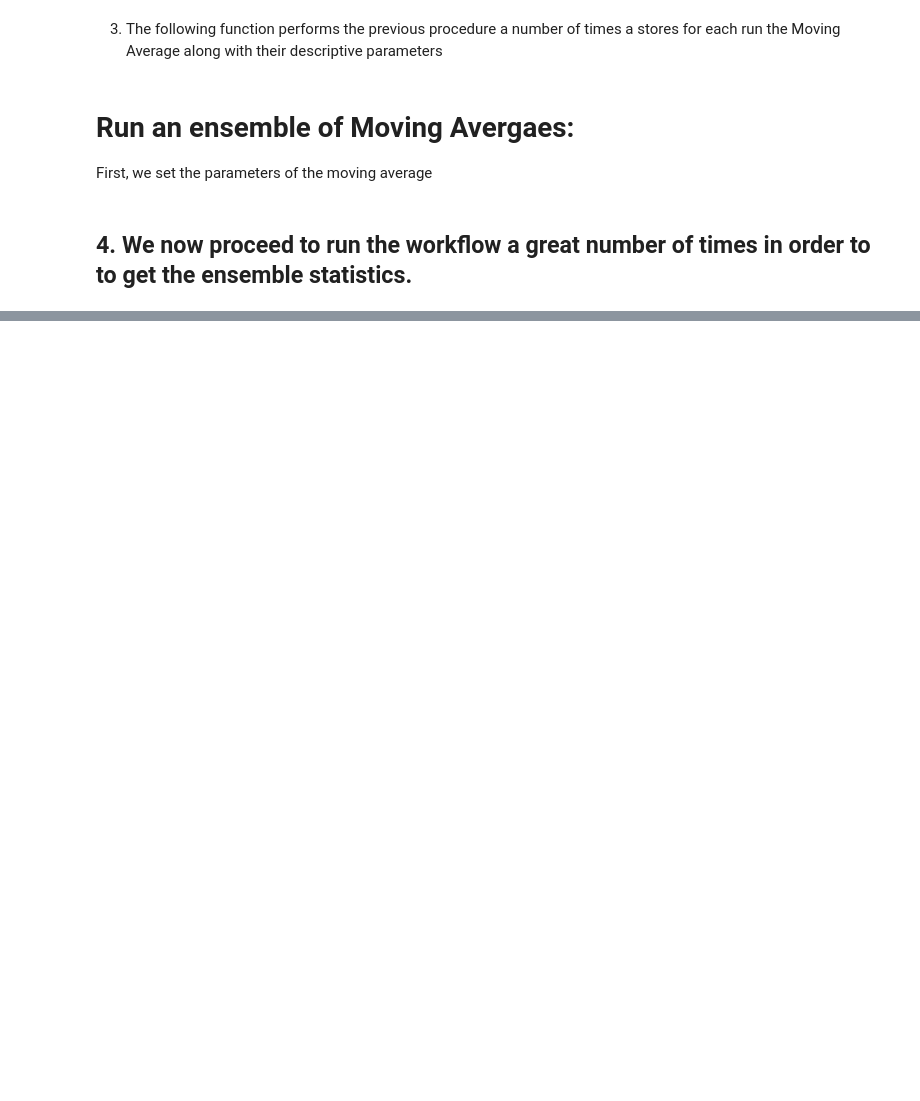
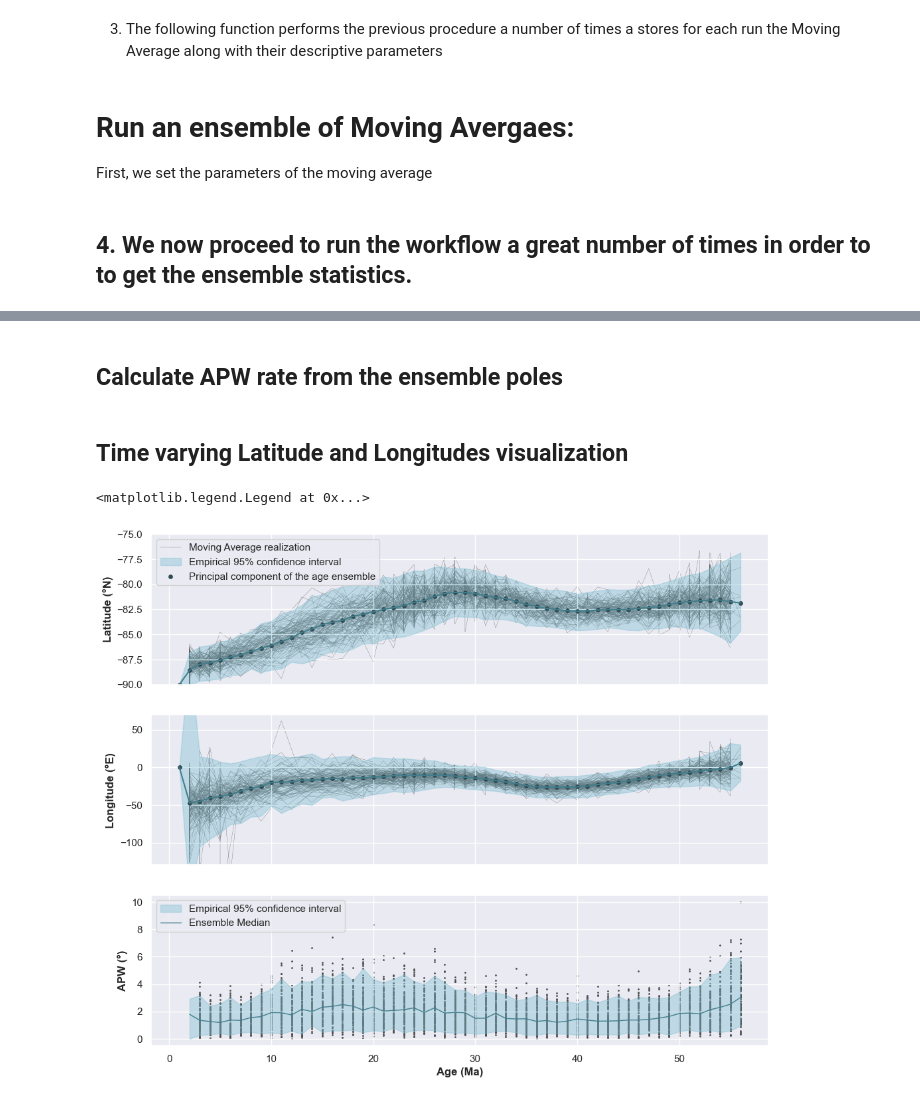
Before and after one commit to PolarWandering/Gallo_etal_2023_APWP_construction, a Jupyter notebook: code/2_MC_uncertainty_propagation.ipynb, the cells around one changed output, grey strips where cells are left out. Saved outputs shown, nothing was run; the diff lists cells and outputs as text; code cells hidden in the pictures; blank space fills up the shorter version.

```diff
--- a/code/2_MC_uncertainty_propagation.ipynb
+++ b/code/2_MC_uncertainty_propagation.ipynb
@@ -279,0 +290,2 @@ Wall time: 27min 33s
+# %% [markdown]
+## Calculate APW rate from the ensemble poles
@@ -279,0 +307,76 @@ Wall time: 27min 33s
+# %%
+# Set the level confidence at which we want to work
+quantile = 95
+
+# Since the Latitude and Longitude covaries, we need to calculate the Principal component for each timre-dependant point Cloud
+# the class PC() has also methods to aid in the calculatrio
+ensemble_PC_eff_age = PC(df_RM_ensemble,"effective_age","plat","plon") # set principal component for each Age
+
+# # Ensemble's parameters (e.g. Apparent polar wander rate, age difference)
+ensemble_apw_eff = quantiles(df_RM_ensemble,"effective_age","APW_rate") # set quantiles of latitude groupedby age for visualization purposes
+ensemble_apw_ef_ = quantiles(ensemble_rates,"effective_age","APW_rate") # set quantiles of latitude groupedby age for visualization purposes
+# %% [markdown]
+## Time varying Latitude and Longitudes visualization
+# %%
+sns.reset_orig
+sns.set_theme(style="darkgrid")
+# sns.set_theme(style="white", palette=None)
+fig, axes = plt.subplots(3, 1, figsize=(12,10), sharex=True)
+
+# Set Axis Labels
+axes[0].set_ylabel(r'Latitude (°N)', fontweight ='bold', fontsize = 12)
+axes[1].set_ylabel(r'Longitude (°E)', fontweight ='bold', fontsize = 12)
+axes[2].set_ylabel(r'APW (°)', fontweight ='bold', fontsize = 12)
+
+# axes[3].set_ylabel(r'Age difference (Ma)', fontweight ='bold', fontsize = 12)
+
+# axes[1].set_ylabel(r'APW (°)', fontweight ='bold', fontsize = 12)
+axes[2].set_xlabel(r'Age (Ma)', fontweight ='bold', fontsize = 12)
+
+# LATITUDES
+df_RM_ensemble_50 = df_RM_ensemble[df_RM_ensemble['run'].isin(range(0,100))]
+
+for run, df_run in df_RM_ensemble_50.groupby('run'):
+    axes[0].plot(df_run.effective_age.tolist(), df_run.plat.tolist(), color="#4F4F4F", zorder =0, linewidth=0.2)
+axes[0].plot(df_run.effective_age.tolist(), df_run.plat.tolist(), color="#4F4F4F", zorder =0, linewidth=0.2, label = 'Moving Average realization')
+axes[0].fill_between(ensemble_PC_eff_age.X, ensemble_PC_eff_age.Lat_Lon_bounds(quantile)[2], ensemble_PC_eff_age.Lat_Lon_bounds(quantile)[3], color= "#7DBFD2", alpha=.40, zorder =1, label=f"Empirical {quantile}% confidence interval")
+# axes[0].plot(ensemble_PC.X, ensemble_PC.Lat_Lon_bounds(quantile)[2],color="#427E8C", zorder =3, linewidth=0.2)
+# axes[0].plot(ensemble_PC.X, ensemble_PC.Lat_Lon_bounds(quantile)[3],color="#427E8C", zorder =3, linewidth=0.2)
+axes[0].scatter(ensemble_PC_eff_age.X, ensemble_PC_eff_age.PC(quantile)[1],color="#314B54", s = 15,  label = 'Principal component of the age ensemble')
+axes[0].plot(ensemble_PC_eff_age.X, ensemble_PC_eff_age.PC(quantile)[1],color="#427E8C")
+
+# LONGITUDES
+for run, df_run in df_RM_ensemble_50.groupby('run'):
+    axes[1].plot(df_run.effective_age.tolist(), df_run.plon.tolist(), color="#4F4F4F", zorder =0, linewidth=0.2)
+axes[1].plot(df_run.effective_age.tolist(), df_run.plon.tolist(), color="#4F4F4F", zorder =0, linewidth=0.2, label = 'Moving Average realization')
+axes[1].fill_between(ensemble_PC_eff_age.X, ensemble_PC_eff_age.Lat_Lon_bounds(quantile)[0], ensemble_PC_eff_age.Lat_Lon_bounds(quantile)[1], color= "#7DBFD2", alpha=.40, zorder =1, label=f"Empirical {quantile}% confidence interval")
+# axes[1].plot(ensemble_PC.X, ensemble_lon.q16,color="#590E0E", zorder =3, linewidth=0.2)
+axes[1].scatter(ensemble_PC_eff_age.X, ensemble_PC_eff_age.PC(quantile)[0],color="#314B54", s = 15,  label = 'Principal component of the age ensemble')
+axes[1].plot(ensemble_PC_eff_age.X, ensemble_PC_eff_age.PC(quantile)[0],color="#427E8C")
+
+# for run, df_run in df_RM_ensemble[df_RM_ensemble['run'].isin(range(0,100))].groupby('run'):
+#     axes[2].scatter(df_run.effective_age.to_numpy()[df_run.effective_age.to_numpy() > 2], df_run.APW_rate_eff_age.to_numpy()[df_run.effective_age.to_numpy() > 2], color="#4F4F4F", zorder =0, s=1)
+# # axes[1,1].plot(df_run.age.tolist(), df_run.plon.tolist(), color="#4F4F4F", zorder =0, linewidth=0.2, label = 'Moving Average realization')
+# axes[2].fill_between(np.sort(ensemble_apw_eff.X)[2:], ensemble_apw_eff.q5[2:],ensemble_apw_eff.q95[2:], color= "#7DBFD2", alpha=.40, zorder =1, label=f"Empirical {quantile}% confidence interval")
+# axes[2].plot(np.sort(ensemble_apw_eff.X), ensemble_apw_eff.q50,color="#7F4141", zorder =3, linewidth=1, label="Ensemble Median")
+
+# red = ##7F4141
+for run, df_run in ensemble_rates.groupby('run'):
+    axes[2].scatter(df_run.effective_age.to_numpy()[df_run.effective_age.to_numpy() > 2], df_run.APW_rate.to_numpy()[df_run.effective_age.to_numpy() > 2], color="#4F4F4F", zorder =0, s=1)
+axes[2].fill_between(np.sort(ensemble_apw_ef_ .X)[1:], ensemble_apw_ef_ .q5[1:],ensemble_apw_ef_ .q95[1:], color= "#7DBFD2", alpha=.40, zorder =1, label=f"Empirical {quantile}% confidence interval")
+axes[2].plot(np.sort(ensemble_apw_ef_ .X), ensemble_apw_ef_ .q50,color="#427E8C", zorder =3, linewidth=1, label="Ensemble Median")
+
+
+# axes[2].fill_between(np.sort(ensemble_apw_eff_ .X)[1:], ensemble_apw_eff_ .q5[1:],ensemble_apw_eff_ .q95[1:], color= "red", alpha=.40, zorder =1, label=f"Empirical {quantile}% confidence interval")
+
+# axes[1,1].plot(ensemble_PC.X, ensemble_lon.q16,color="#590E0E", zorder =3, linewidth=0.2)
+
+axes[0].set_ylim(-90,-75)
+axes[1].set_ylim(-130,70)
+# axes[2].set_ylim(0,6.5)
+axes[0].legend(loc="upper left")
+axes[2].legend(loc="upper left")
+# plt.savefig(os.path.join(current_path, '..') + '/figures/3/ensemble.svg', dpi =600, bbox_inches='tight')
+# %% [output]
+<matplotlib.legend.Legend at 0x...>
+[figure, added]
```
Also changed, not shown: parts of 47 cells of this notebook.
